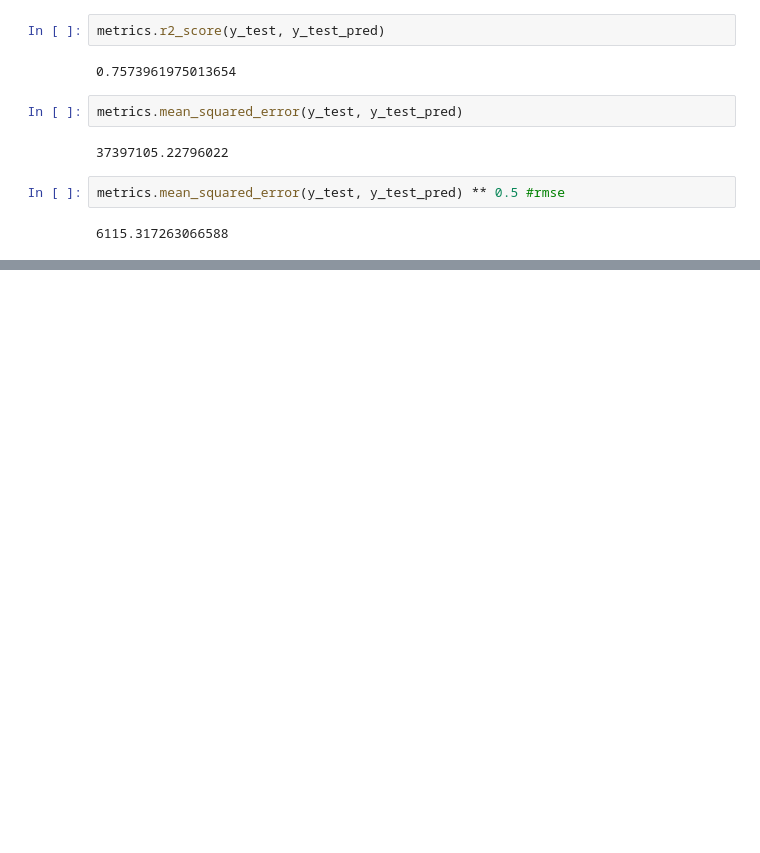
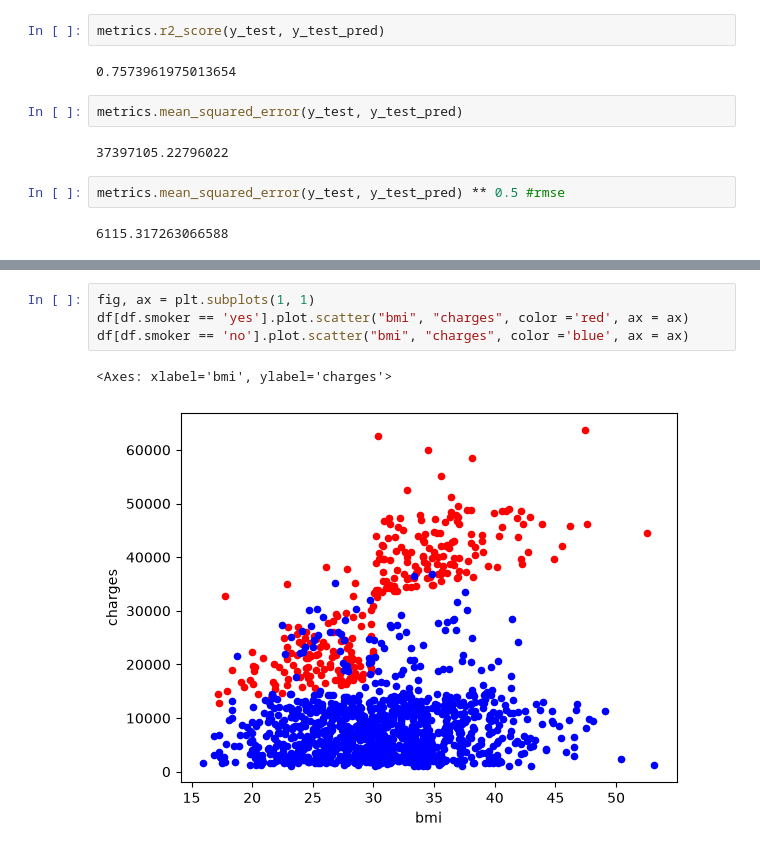
Before and after one commit to aioskill/genai2026, a Jupyter notebook: notebooks/ML/Regression Demo.ipynb, the cells around one changed output, grey strips where cells are left out. Drawn from its saved outputs; the diff is of its cells as text; blank space fills up the shorter version.

```diff
--- a/notebooks/ML/Regression Demo.ipynb
+++ b/notebooks/ML/Regression Demo.ipynb
@@ -298,0 +349,7 @@ metrics.mean_squared_error(y_test, y_test_pred) ** 0.5 #rmse
+# %%
+fig, ax = plt.subplots(1, 1)
+df[df.smoker == 'yes'].plot.scatter("bmi", "charges", color ='red', ax = ax)
+df[df.smoker == 'no'].plot.scatter("bmi", "charges", color ='blue', ax = ax)
+# %% [output]
+<Axes: xlabel='bmi', ylabel='charges'>
+[figure, added]
```
Also changed, not shown: parts of 44 cells of this notebook, 1 other file.
